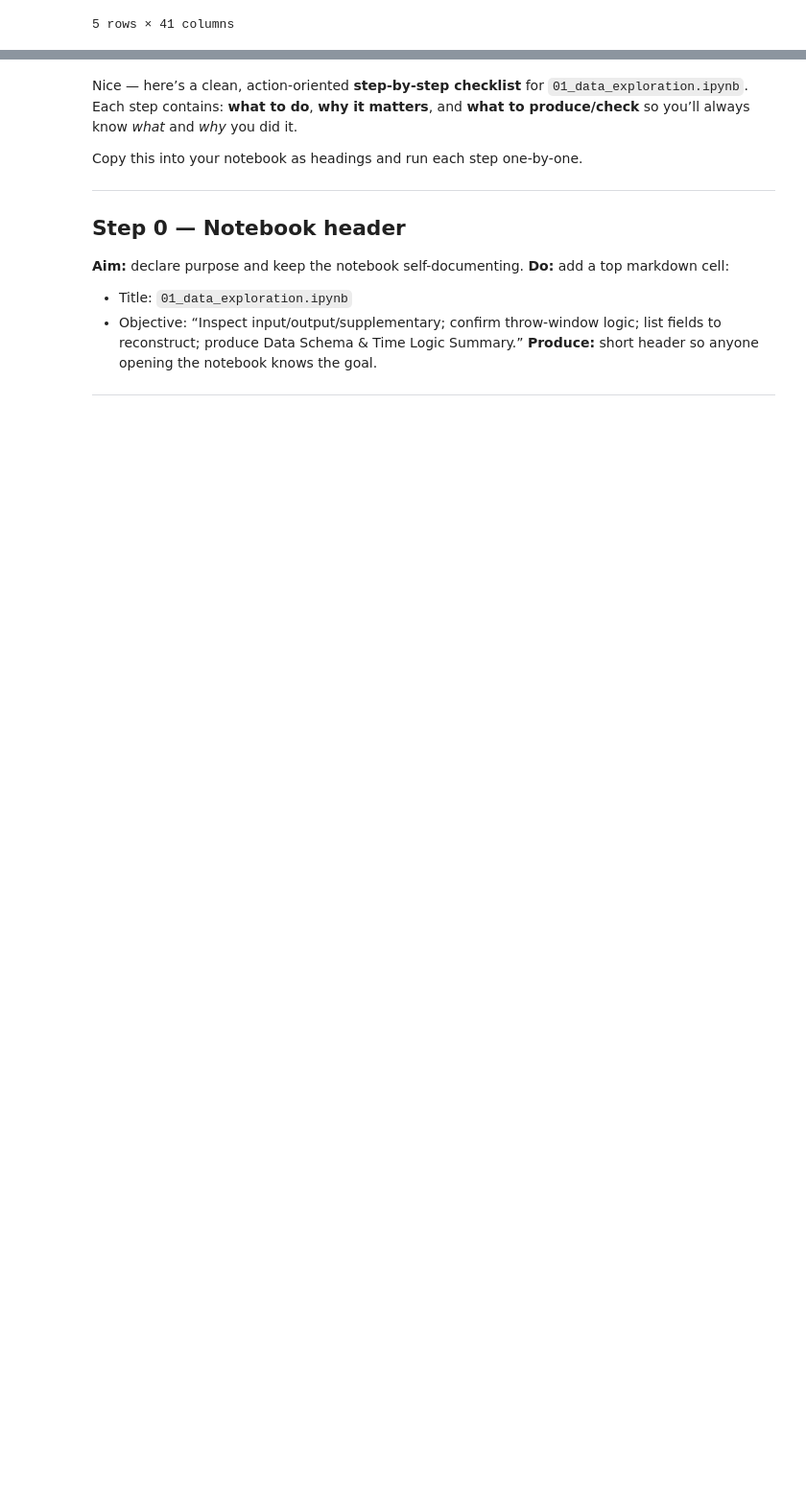
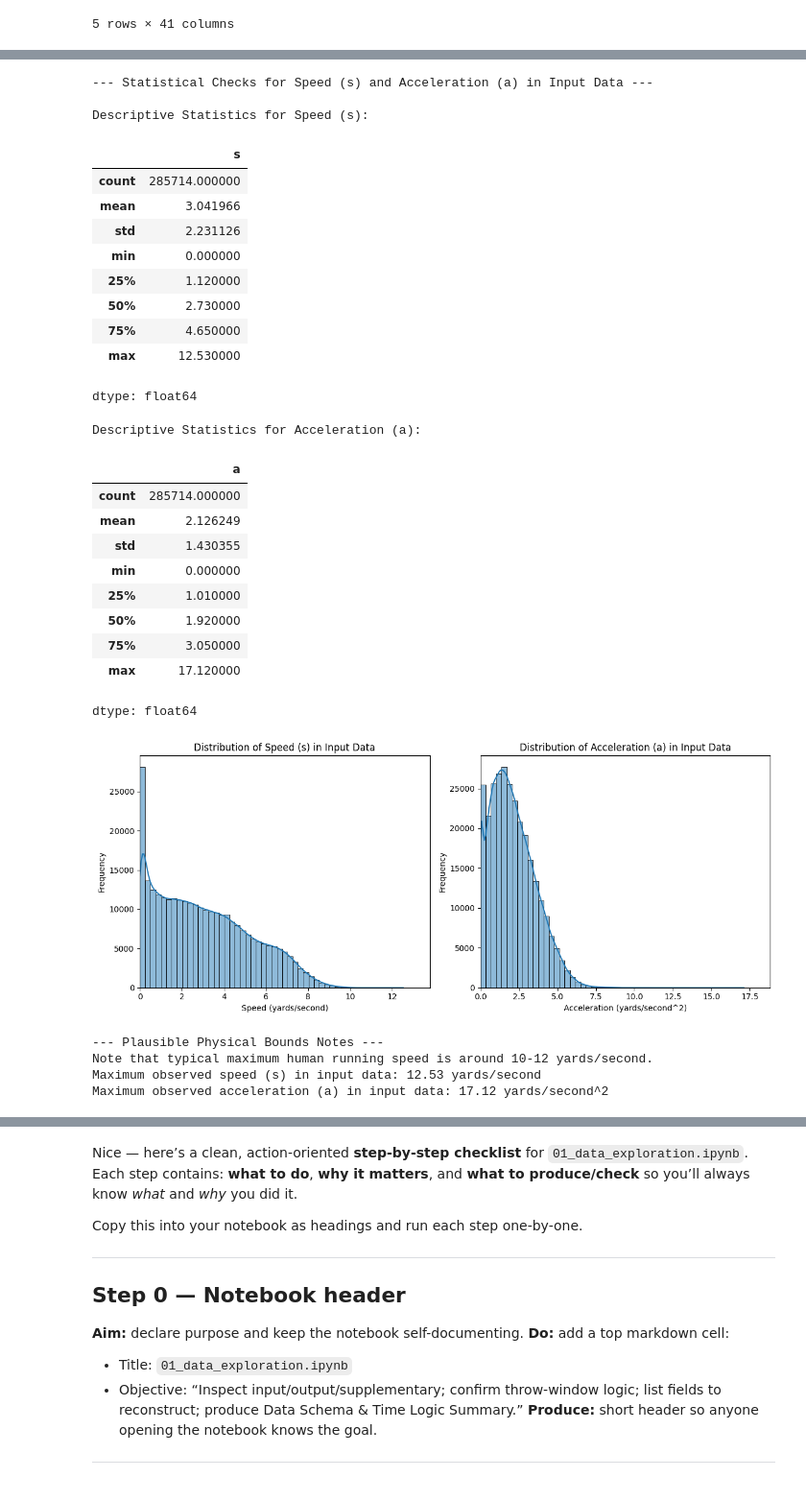
Before and after one commit to muma005/nfl-ball-flight-analysis, a Jupyter notebook: notebooks/00_data_exploration.ipynb, the cells around one changed output, grey strips where cells are left out. Shown: that part at 96% size. Drawn from its saved outputs; the diff is of its cells as text; code cells hidden in the pictures; blank space fills up the shorter version.

```diff
--- a/notebooks/00_data_exploration.ipynb
+++ b/notebooks/00_data_exploration.ipynb
@@ -120,0 +664,72 @@ First 5 rows of supplementary_data.csv:
+# %%
+# Step 11 — Small statistical checks for distributions
+
+print("--- Statistical Checks for Speed (s) and Acceleration (a) in Input Data ---")
+
+if 'week1_input_df' in locals() and week1_input_df is not None:
+    # Check distributions for 's' and 'a'
+    print("\nDescriptive Statistics for Speed (s):")
+    display(week1_input_df['s'].describe())
+
+    print("\nDescriptive Statistics for Acceleration (a):")
+    display(week1_input_df['a'].describe())
+
+    # Optional: Plot histograms for visual inspection
+    plt.figure(figsize=(12, 5))
+
+    plt.subplot(1, 2, 1)
+    sns.histplot(week1_input_df['s'], bins=50, kde=True)
+    plt.title('Distribution of Speed (s) in Input Data')
+    plt.xlabel('Speed (yards/second)')
+    plt.ylabel('Frequency')
+    plt.xlim(0, week1_input_df['s'].max() * 1.1) # Adjust xlim based on max speed
+
+    plt.subplot(1, 2, 2)
+    sns.histplot(week1_input_df['a'], bins=50, kde=True)
+    plt.title('Distribution of Acceleration (a) in Input Data')
+    plt.xlabel('Acceleration (yards/second^2)')
+    plt.ylabel('Frequency')
+    plt.xlim(0, week1_input_df['a'].max() * 1.1) # Adjust xlim based on max acceleration
+
+
+    plt.tight_layout()
+    plt.show()
+
+    print("\n--- Plausible Physical Bounds Notes ---")
+    print("Note that typical maximum human running speed is around 10-12 yards/second.")
+    print(f"Maximum observed speed (s) in input data: {week1_input_df['s'].max():.2f} yards/second")
+    print(f"Maximum observed acceleration (a) in input data: {week1_input_df['a'].max():.2f} yards/second^2")
+
+
+else:
+    print("Input DataFrame not loaded. Skipping statistical checks.")
+# %% [output]
+--- Statistical Checks for Speed (s) and Acceleration (a) in Input Data ---
+
+Descriptive Statistics for Speed (s):
+|  | s |
+| count | 285714.000000 |
+| mean | 3.041966 |
+| std | 2.231126 |
+| min | 0.000000 |
+| 25% | 1.120000 |
+| 50% | 2.730000 |
+| 75% | 4.650000 |
+| max | 12.530000 |
+dtype: float64
+Descriptive Statistics for Acceleration (a):
+|  | a |
+| count | 285714.000000 |
+| mean | 2.126249 |
+| std | 1.430355 |
+| min | 0.000000 |
+| 25% | 1.010000 |
+| 50% | 1.920000 |
+| 75% | 3.050000 |
+| max | 17.120000 |
+dtype: float64
+[figure, added]
+--- Plausible Physical Bounds Notes ---
+Note that typical maximum human running speed is around 10-12 yards/second.
+Maximum observed speed (s) in input data: 12.53 yards/second
+Maximum observed acceleration (a) in input data: 17.12 yards/second^2
```
Also changed, not shown: parts of 13 cells of this notebook.
